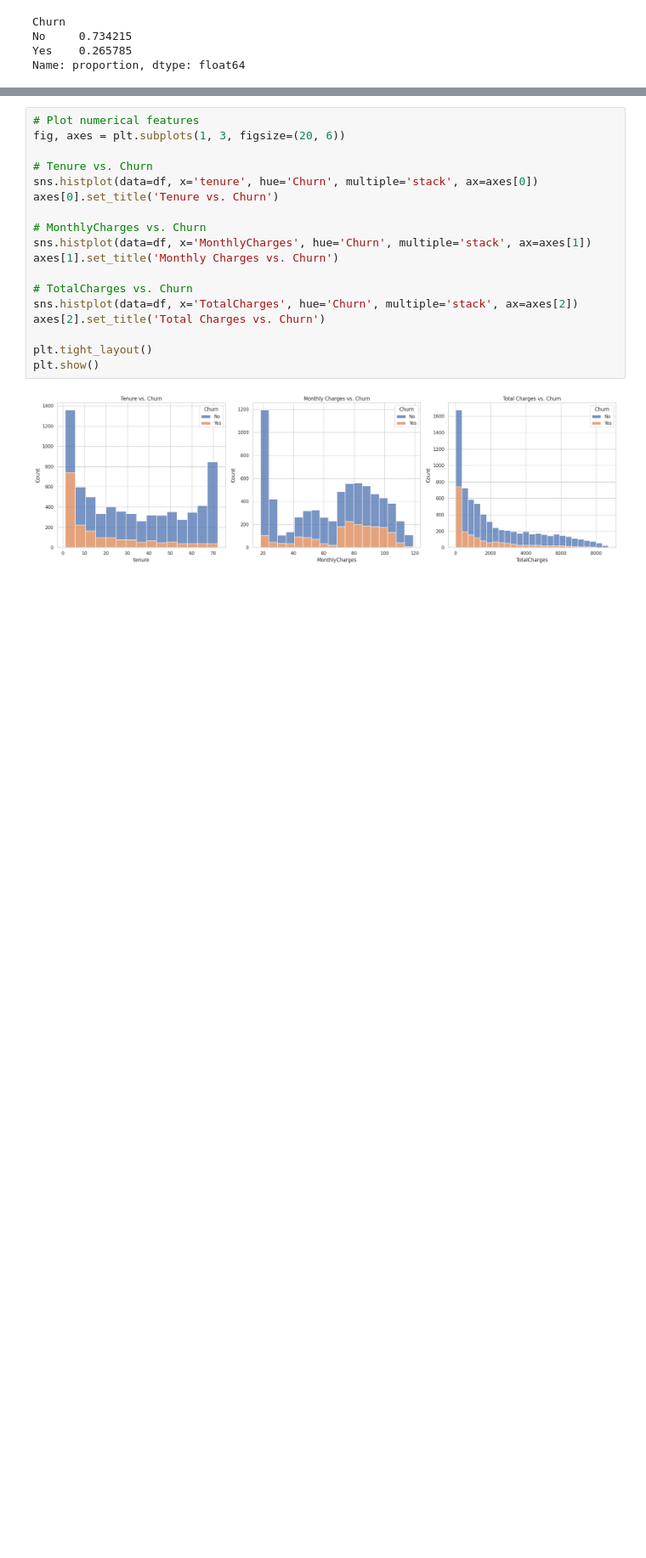
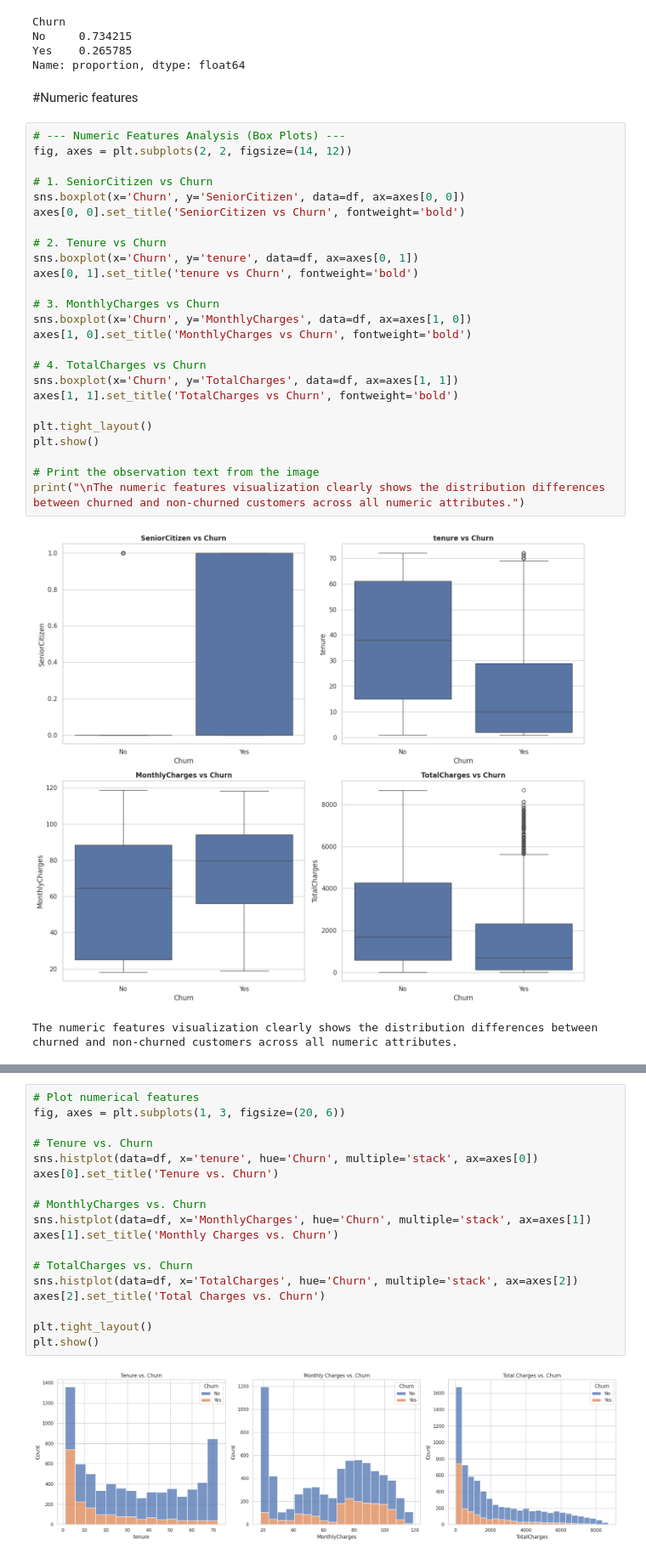
Before and after one commit to avindumihisara0229-code/telco-churn-project, a Jupyter notebook: telco_churn_analysis.ipynb, the cells around one changed output, grey strips where cells are left out. Shown at 85% size. Cells and saved outputs as stored; diff of their text form; blank space fills up the shorter version.

```diff
--- a/telco_churn_analysis.ipynb
+++ b/telco_churn_analysis.ipynb
@@ -151,3 +154,33 @@ Churn
 No     0.734215
 Yes    0.265785
 Name: proportion, dtype: float64
+# %% [markdown]
+#Numeric features
+# %%
+# --- Numeric Features Analysis (Box Plots) ---
+fig, axes = plt.subplots(2, 2, figsize=(14, 12))
+
+# 1. SeniorCitizen vs Churn
+sns.boxplot(x='Churn', y='SeniorCitizen', data=df, ax=axes[0, 0])
+axes[0, 0].set_title('SeniorCitizen vs Churn', fontweight='bold')
+
+# 2. Tenure vs Churn
+sns.boxplot(x='Churn', y='tenure', data=df, ax=axes[0, 1])
+axes[0, 1].set_title('tenure vs Churn', fontweight='bold')
+
+# 3. MonthlyCharges vs Churn
+sns.boxplot(x='Churn', y='MonthlyCharges', data=df, ax=axes[1, 0])
+axes[1, 0].set_title('MonthlyCharges vs Churn', fontweight='bold')
+
+# 4. TotalCharges vs Churn
+sns.boxplot(x='Churn', y='TotalCharges', data=df, ax=axes[1, 1])
+axes[1, 1].set_title('TotalCharges vs Churn', fontweight='bold')
+
+plt.tight_layout()
+plt.show()
+
+# Print the observation text from the image
+print("\nThe numeric features visualization clearly shows the distribution differences between churned and non-churned customers across all numeric attributes.")
+# %% [output]
+[figure, added]
+The numeric features visualization clearly shows the distribution differences between churned and non-churned customers across all numeric attributes.
```
Also changed, not shown: parts of 16 cells of this notebook.
